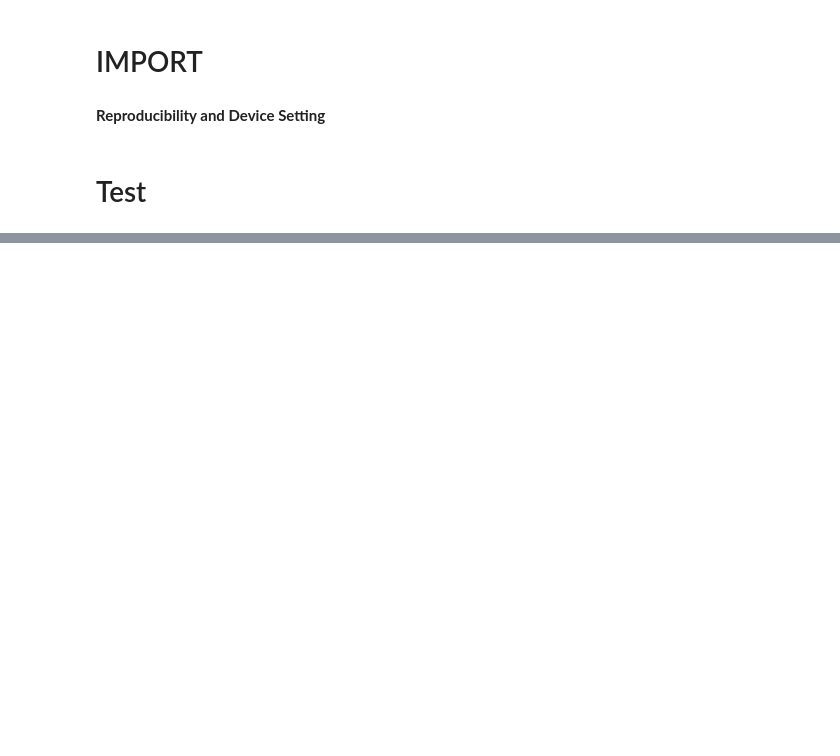
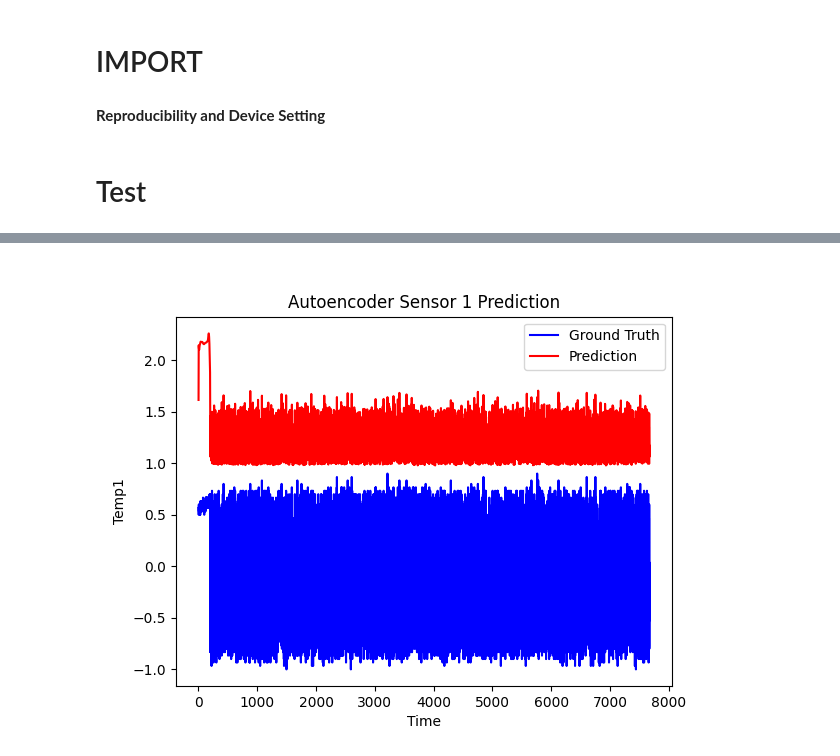
Before and after one commit to cybernetic-m/eai-project, a Jupyter notebook: notebook_exam_test.ipynb, the cells around one changed output, grey strips where cells are left out. Saved outputs shown, nothing was run; the diff lists cells and outputs as text; code cells hidden in the pictures; blank space fills up the shorter version.

Commit message:
test now works for autoencoder

```diff
--- a/notebook_exam_test.ipynb
+++ b/notebook_exam_test.ipynb
@@ -49,7 +49,7 @@ else:
 # Test
 # %%
 # Need to specify a model.pt file to load! In the directory results that you want to test
-result_path = '/results/training_2025-02-21_10-15'
+result_path = '/results/training_2025-02-21_14-31'
 model_path = prefix + result_path +'/model.pt'
 
 # Loss function
@@ -320,0 +327,40 @@ t = [i for i in range(1, len(y_pred_list)+1)]
+# %%
+#print(len(x_pred_list[0][0]))
+
+#list is made like [number of sample windows][number of sensors][number of timesteps] [7472][3][199]
+x_pred_sensor_1 = x_pred_list[0][0].copy()
+x_pred_sensor_2 = x_pred_list[0][1].copy()
+x_pred_sensor_3 = x_pred_list[0][2].copy()
+x_pred_sensor_4 = x_pred_list[0][3].copy()
+# we unroll the sliding windows to get the predictions as a continuous list because the windows are overlapped
+x_pred_sensor_1 += [x_pred[0][-1] for x_pred in x_pred_list[1:]]
+x_pred_sensor_2 += [x_pred[1][-1] for x_pred in x_pred_list[1:]]
+x_pred_sensor_3 += [x_pred[2][-1] for x_pred in x_pred_list[1:]]
+x_pred_sensor_4 += [x_pred[3][-1] for x_pred in x_pred_list[1:]]
+
+x_true_sensor_1 = x_true_list[0][0].copy()
+x_true_sensor_2 = x_true_list[0][1].copy()
+x_true_sensor_3 = x_true_list[0][2].copy()
+x_true_sensor_4 = x_true_list[0][3].copy()
+# we unroll the sliding windows to get the predictions as a continuous list because the windows are overlapped
+x_true_sensor_1 += [x_true[0][-1] for x_true in x_true_list[1:]]
+x_true_sensor_2 += [x_true[1][-1] for x_true in x_true_list[1:]]
+x_true_sensor_3 += [x_true[2][-1] for x_true in x_true_list[1:]]
+x_true_sensor_4 += [x_true[3][-1] for x_true in x_true_list[1:]]
+
+# Create x-axis
+t_x = [i for i in range(1, len(x_true_sensor_4)+1)]
+# %%
+fig7, ax7 = plt.subplots()
+
+ax7.plot(t_x, x_true_sensor_1, label='Ground Truth', color='b')
+ax7.plot(t_x, x_pred_sensor_1, label='Prediction', color='r')
+ax7.set_title('Autoencoder Sensor 1 Prediction')
+ax7.set_xlabel('Time')
+ax7.set_ylabel('Temp1')
+plt.legend()
+
+plt.savefig(path + '/temp1')  # Save the figure to the specified path
+plt.show()
+# %% [output]
+[figure, added]
```
Also changed, not shown: parts of 14 cells of this notebook.
